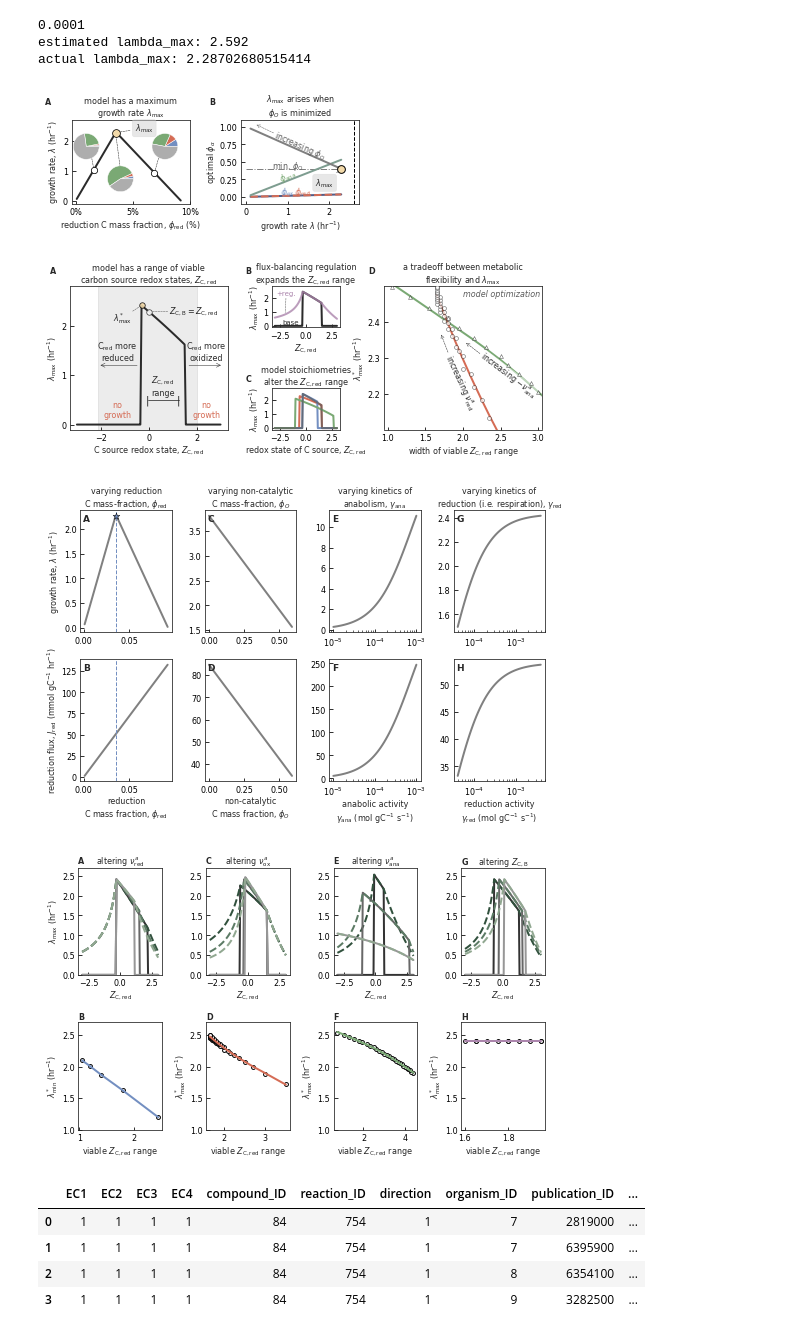
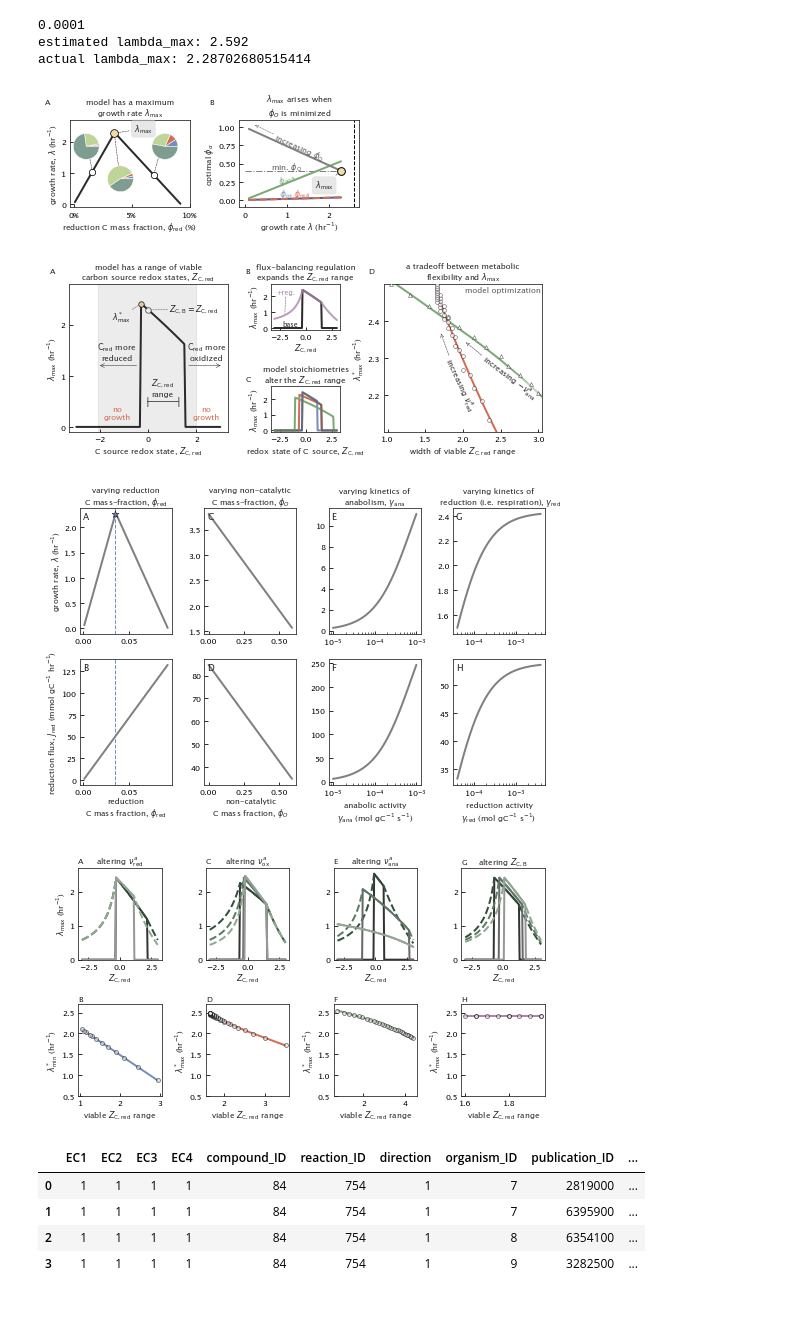
Before and after one commit to flamholz/redox-proteome, a Jupyter notebook: notebooks/Fig3_4.ipynb, the cells around one changed output. Drawn from its saved outputs; the diff is of its cells as text; code cells hidden in the pictures.

```diff
--- a/notebooks/Fig3_4.ipynb
+++ b/notebooks/Fig3_4.ipynb
@@ -140,7 +140,7 @@ inset_ax_positions = [
     [0.17, 0.3, 0.2, 0.2],
     [0.3, 0.5, 0.2, 0.2],
 ]
-cs = [colors[c] for c in 'blue,red,green'.split(',')] + [greys[2]]
+cs = [colors[c] for c in 'blue,red,light_green,dark_green'.split(',')]
 my_labels = ['', '', '$\phi_{\mathrm{ana}}$', '$\phi_O$']
 for i, phi_series in enumerate([low_phi_red, max_phi_red, hi_phi_red]):
     inset_pos = inset_ax_positions[i]
@@ -187,7 +187,7 @@ x = phi_df['lambda_hr']
 # Not plotting homeostasis because it was set to zero
 cmap = dict(oxidation=colors['dark_blue'],
             reduction=colors['red'],
-            anabolism=colors['dark_green'],
+            anabolism=colors['green'],
             other='grey')
 processes = 'oxidation,reduction,anabolism'.split(',')
 process_labels = dict(
@@ -253,7 +253,7 @@ plt.show()
 0.0001
 estimated lambda_max: 2.592
 actual lambda_max: 2.28702680515414
-[figure, old version]
+[figure, new version]
 # %%
 mosaic_text = "AABDD\nAACDD"
 fig, axs = plt.subplot_mosaic(mosaic_text, figsize=(7.24, 3),
@@ -458,7 +458,7 @@ plt.tight_layout()
 plt.savefig('../output/Fig4_metabolic_flexibility.png', facecolor='white', dpi=300, bbox_inches='tight')
 plt.show()
 # %% [output]
-[figure, old version]
+[figure, new version]
 # %%
 var_phi_O_df = pd.read_csv('../output/fix_phi_O.csv')
 var_phi_red_df = pd.read_csv('../output/fix_phi_red.csv')
@@ -534,11 +534,11 @@ for label, ax in zip("ABCDEFGH", flat_axs):
 plt.tight_layout()
 plt.savefig('../output/FigSX_max_Jred.png', facecolor='white', bbox_inches='tight', dpi=300)
 # %% [output]
-[figure, old version]
+[figure, new version]
 # %%
 # Notice that phi_O increases as lambda decreases
 mosaic = "ACEG\nBDFH"
-fig, axs = plt.subplot_mosaic(mosaic, figsize=(7.24, 4.5), sharey=False)
+fig, axs = plt.subplot_mosaic(mosaic, figsize=(7.24, 4), sharey=False)
 pal = sns.color_palette('Greys_r', n_colors=5)
 greens = sns.color_palette('Greens_r', n_colors=5, desat=0.3)
 
@@ -557,8 +557,9 @@ for i, S3 in enumerate(my_S3s):
 
 # tradeoff plot for S3
 plt.sca(axs['B'])
-plt.scatter(ZCred_range_by_S3.ZCred_range, ZCred_range_by_S3.min_lambda_hr, color='w', edgecolor='k', s=15)
-plt.plot(tradeoff_S3_smooth[:,0], tradeoff_S3_smooth[:,1], color=colors['blue'])
+plt.scatter(ZCred_range_by_S3.ZCred_range, ZCred_range_by_S3.min_lambda_hr,
+            alpha=0.5, color='w', edgecolor='k', s=15)
+plt.plot(tradeoff_S3_smooth[:,0], tradeoff_S3_smooth[:,1], color=colors['blue'], zorder=-10)
 plt.ylabel('$\lambda^*_{\mathrm{min}}$ (hr$^{-1}$)')
 
 # Variable S4 = respiratory ATP yield
@@ -576,8 +577,9 @@ for i, S4 in enumerate(my_S4s):
 
 # tradeoff plot for S4
 plt.sca(axs['D'])
-plt.scatter(ZCred_range_by_S4.ZCred_range, ZCred_range_by_S4.max_lambda_hr, color='w', edgecolor='k', s=15)
-plt.plot(tradeoff_S4_smooth[:,0], tradeoff_S4_smooth[:,1], color=colors['red'])
+plt.scatter(ZCred_range_by_S4.ZCred_range, ZCred_range_by_S4.max_lambda_hr,
+            alpha=0.5, color='w', edgecolor='k', s=15)
+plt.plot(tradeoff_S4_smooth[:,0], tradeoff_S4_smooth[:,1], color=colors['red'], zorder=-10)
 plt.ylabel('$\lambda^*_{\mathrm{max}}$ (hr$^{-1}$)')
 
 # Variable S5 = oxidative ATP yield
@@ -596,8 +598,9 @@ plt.legend(loc=2).set_visible(False)
 
 # tradeoff plot for S5
 plt.sca(axs['F'])
-plt.scatter(ZCred_range_by_S5.ZCred_range, ZCred_range_by_S5.max_lambda_hr, color='w', edgecolor='k', s=15)
-plt.plot(tradeoff_S5_smooth[:,0], tradeoff_S5_smooth[:,1], color=colors['green'])
+plt.scatter(ZCred_range_by_S5.ZCred_range, ZCred_range_by_S5.max_lambda_hr,
+            alpha=0.5, color='w', edgecolor='k', s=15)
+plt.plot(tradeoff_S5_smooth[:,0], tradeoff_S5_smooth[:,1], color=colors['green'], zorder=-10)
 plt.ylabel('$\lambda^*_{\mathrm{max}}$ (hr$^{-1}$)')
 
 # Variable ZCB
@@ -616,37 +619,38 @@ for i, zcb in enumerate(my_ZCBs):
 
 # tradeoff plot for ZCB
 plt.sca(axs['H'])
-plt.scatter(ZCred_range_by_ZCB.ZCred_range, ZCred_range_by_ZCB.max_lambda_hr, color='w', edgecolor='k', s=15)
-plt.plot(tradeoff_ZCB_smooth[:,0], tradeoff_ZCB_smooth[:,1], color=colors['purple'])
+plt.scatter(ZCred_range_by_ZCB.ZCred_range, ZCred_range_by_ZCB.max_lambda_hr,
+            alpha=0.5, color='w', edgecolor='k', s=15)
+plt.plot(tradeoff_ZCB_smooth[:,0], tradeoff_ZCB_smooth[:,1], color=colors['purple'], zorder=-10)
 plt.ylabel('$\lambda^*_{\mathrm{max}}$ (hr$^{-1}$)')
 
 for label in "ACEG":
     plt.sca(axs[label])
     plt.xlabel('$Z_{\mathrm{C,red}}$')
     if label == 'A':
         plt.ylabel('$\lambda_{\mathrm{max}}$ (hr$^{-1}$)')
     plt.ylim(0, 2.7)
 for label in "BDFH":
     plt.sca(axs[label])
     plt.xlabel('viable $Z_{\mathrm{C,red}}$ range')
-    plt.ylim(1, 2.7)
+    plt.ylim(0.5, 2.7)
 
 titles = dict(
     A=r'altering $\nu^{a}_{\mathrm{red}}$',
     C=r'altering $\nu^{a}_{\mathrm{ox}}$',
     E=r'altering $\nu^{a}_{\mathrm{ana}}$',
     G=r'altering $Z_{\mathrm{C,B}}$',
 )
 for label in "ABCDEFGH":
     plt.sca(axs[label])
     plt.title(label, loc='left', fontweight='bold')
     plt.title(titles.get(label, ''), loc='center')
 
 plt.tight_layout()
 plt.savefig('../output/FigSX_model_change_stoich.png', facecolor='white', bbox_inches='tight', dpi=300)
 plt.show()
 # %% [output]
-[figure, old version]
+[figure, new version]
 # %%
 # Enzymology figures
 enz_data = pd.read_csv('../data/enzymes/BarEven2011_compact_kinetics.csv')
```
Also changed, not shown: parts of 1 cell of this notebook, 3 other files.
